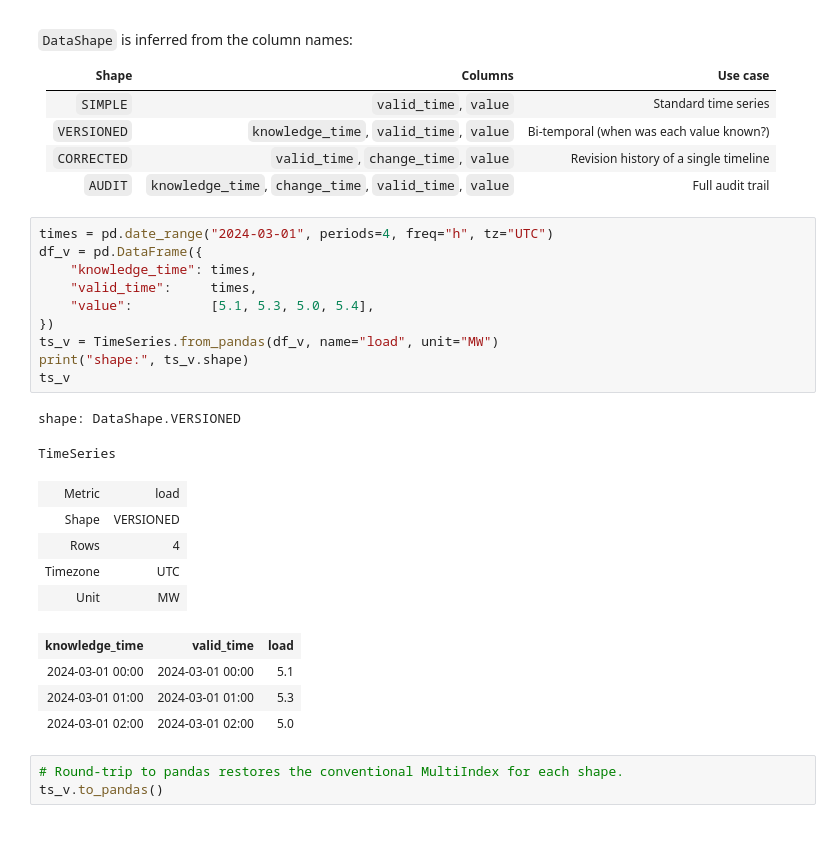
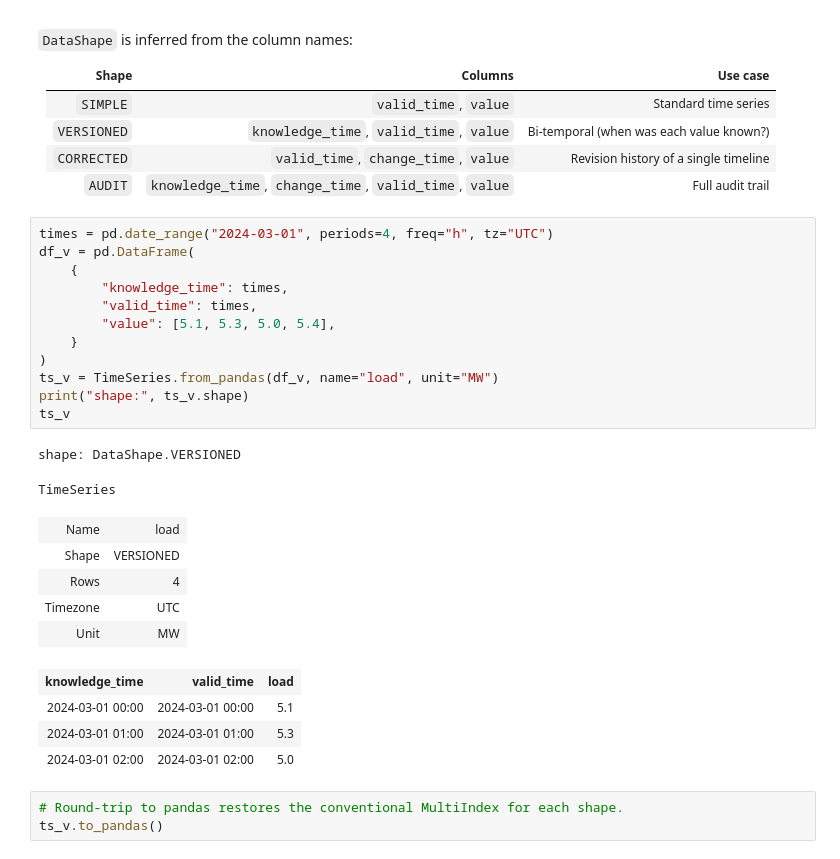
Before and after one commit to rebase-energy/TimeDataModel, a Jupyter notebook: examples/quickstart.ipynb, the cells around one changed output. Saved outputs shown, nothing was run; the diff lists cells and outputs as text.

```diff
--- a/examples/quickstart.ipynb
+++ b/examples/quickstart.ipynb
@@ -181,18 +205,20 @@ TimeSeries
 | `AUDIT`     | `knowledge_time`, `change_time`, `valid_time`, `value` | Full audit trail                        |
 # %%
 times = pd.date_range("2024-03-01", periods=4, freq="h", tz="UTC")
-df_v = pd.DataFrame({
-    "knowledge_time": times,
-    "valid_time":     times,
-    "value":          [5.1, 5.3, 5.0, 5.4],
-})
+df_v = pd.DataFrame(
+    {
+        "knowledge_time": times,
+        "valid_time": times,
+        "value": [5.1, 5.3, 5.0, 5.4],
+    }
+)
 ts_v = TimeSeries.from_pandas(df_v, name="load", unit="MW")
 print("shape:", ts_v.shape)
 ts_v
 # %% [output]
 shape: DataShape.VERSIONED
 TimeSeries
-| Metric | load |
+| Name | load |
 | Shape | VERSIONED |
 | Rows | 4 |
 | Timezone | UTC |
```
Also changed, not shown: parts of 11 cells of this notebook, 18 other files.
